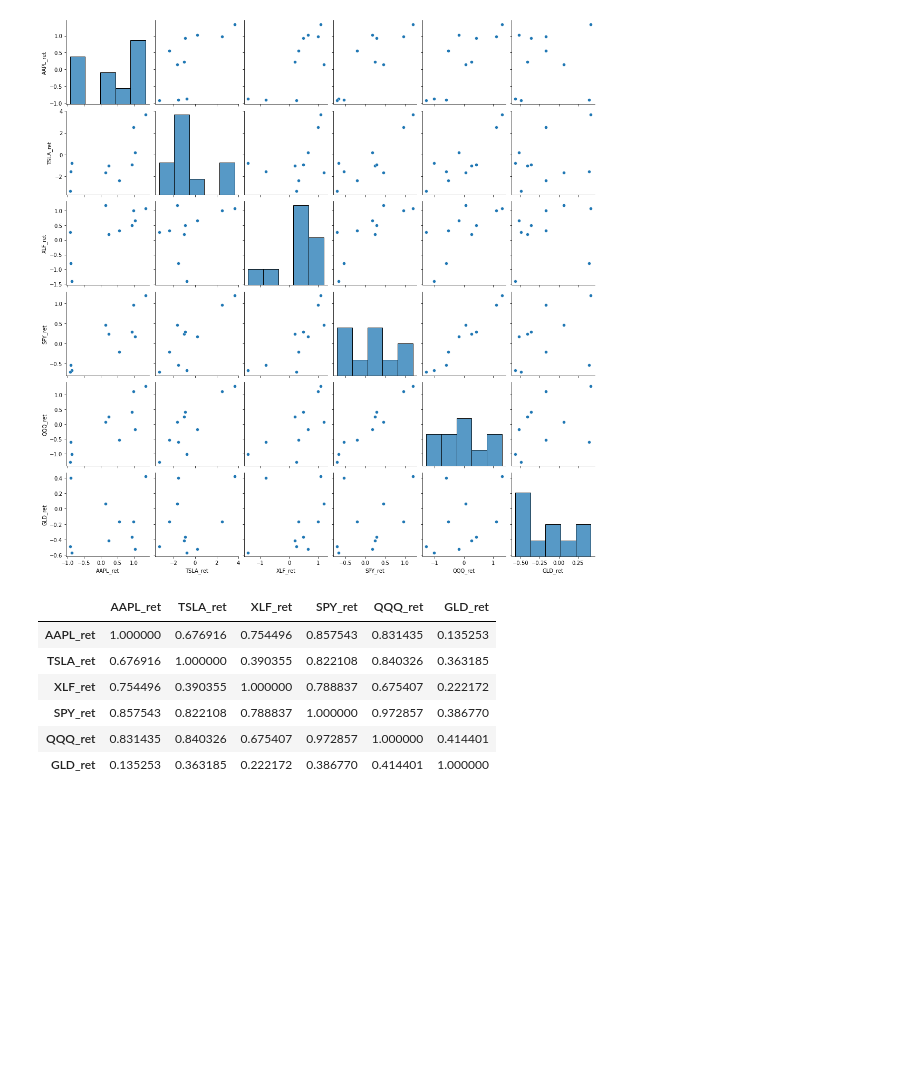
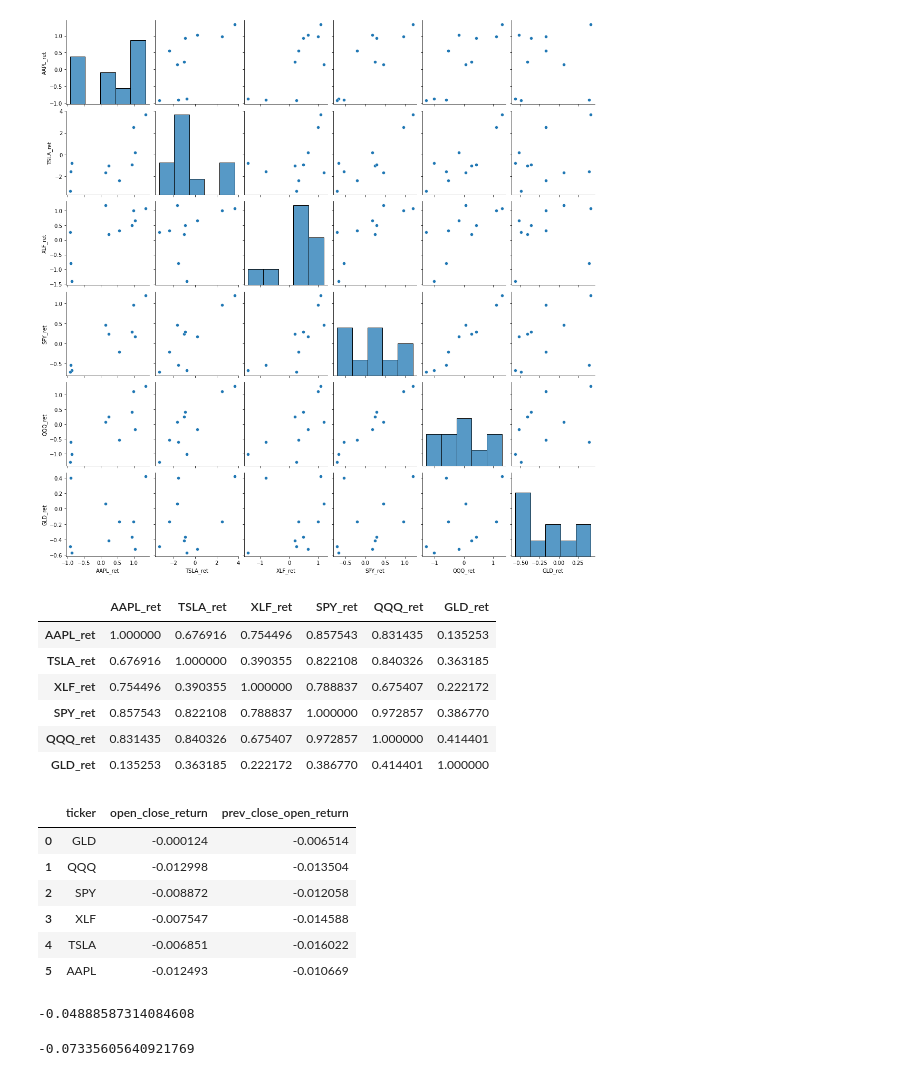
Before and after one commit to Quant-Emperor/Sage-of-Sparta.github.io, a Jupyter notebook: data/model_returns.ipynb, the cells around one changed output. Drawn from its saved outputs; the diff is of its cells as text; code cells hidden in the pictures; blank space fills up the shorter version.

```diff
--- a/data/model_returns.ipynb
+++ b/data/model_returns.ipynb
@@ -107,3 +107,40 @@ new_df.corr()
 
 # how to get inflow data
 # what are industry trends impacting my stocks - eg car loans, credit risk default, china risk
+# %%
+
+long_basket = ["AAPL","TSLA","XLF","SPY","QQQ","GLD"]
+
+
+long_ret = pd.DataFrame()
+for ticker in long_basket:
+
+    url = "https://financialmodelingprep.com/api/v3/historical-price-full/%s?timeseries=10&apikey=%s" % (ticker,apikey)
+    dict_ = get_jsonparsed_data(url)
+    df = pd.DataFrame(dict_['historical'])
+    df['prev_close'] = df['close'].shift(-1)
+    df['open_close_return'] = (df['close'] - df['open'])/(df['open'])
+    df['prev_close_open_return'] = (df['open'] - df['prev_close'])/(df['prev_close'])
+
+    #long_ret = long_ret.append({'A': ticker}, ignore_index=True)
+
+    new_row = pd.DataFrame({'ticker':ticker, 'open_close_return':df['open_close_return'].iloc[0], 'prev_close_open_return':df['prev_close_open_return'].iloc[0]}, index=[0])
+    long_ret = pd.concat([new_row,long_ret.loc[:]]).reset_index(drop=True)
+# %%
+long_ret
+# %% [output]
+|  | ticker | open_close_return | prev_close_open_return |
+| 0 | GLD | -0.000124 | -0.006514 |
+| 1 | QQQ | -0.012998 | -0.013504 |
+| 2 | SPY | -0.008872 | -0.012058 |
+| 3 | XLF | -0.007547 | -0.014588 |
+| 4 | TSLA | -0.006851 | -0.016022 |
+| 5 | AAPL | -0.012493 | -0.010669 |
+# %%
+sum(long_ret['open_close_return'])
+# %% [output]
+-0.04888587314084608
+# %%
+sum(long_ret['prev_close_open_return'])
+# %% [output]
+-0.07335605640921769
```
Also changed, not shown: parts of 1 cell of this notebook.
